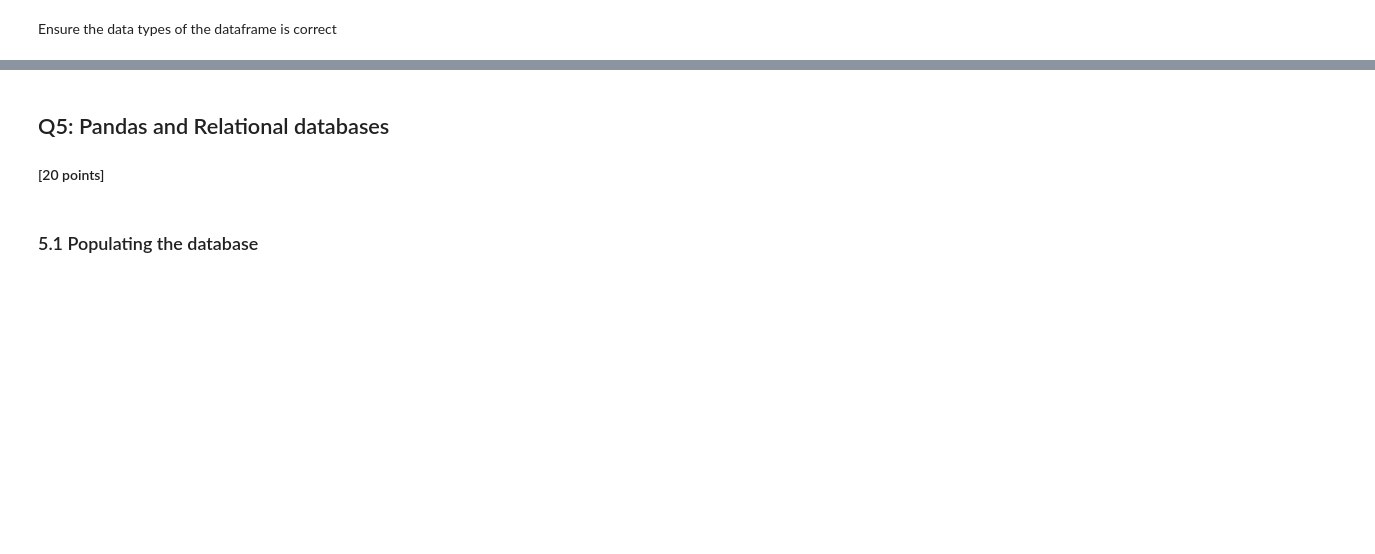
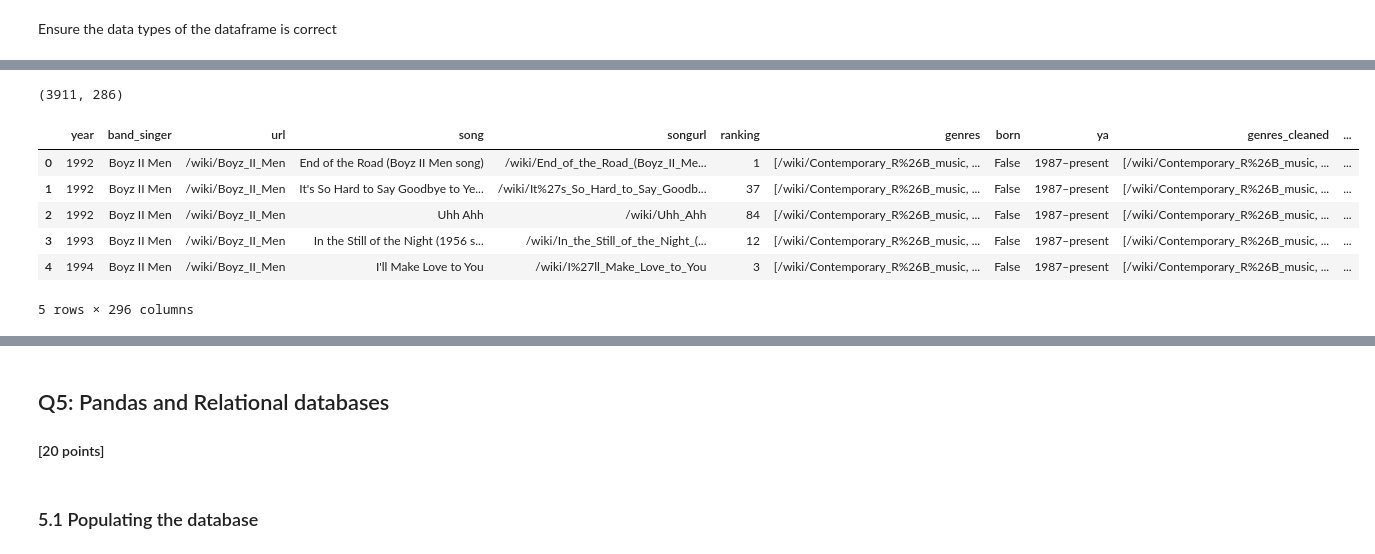
Before and after one commit to PrasannaDK/ml1-hw1, a Jupyter notebook: distribute_HW1.ipynb, the cells around one changed output, grey strips where cells are left out. Drawn from its saved outputs; the diff is of its cells as text; code cells hidden in the pictures; blank space fills up the shorter version.

```diff
--- a/distribute_HW1.ipynb
+++ b/distribute_HW1.ipynb
@@ -597,2 +797,5 @@ This will widen the dataframe by the total number of genres that we have. The ex
+# %%
+# cleaning duplicated genres column
+large_df['genres_cleaned'] = large_df['genres'].apply(genre_duplicates)
 # %% [markdown]
 Ensure the data types of the dataframe is correct
@@ -600,0 +817,6 @@ Ensure the data types of the dataframe is correct
+# %%
+#changing year's dtype to integer
+large_df = large_df.astype({'year': 'int32'})
+# %%
+#get dummies from genres_cleaned column
+large_df_dummies = large_df['genres_cleaned'].str.join('|').str.get_dummies()
@@ -601,2 +834,21 @@ Ensure the data types of the dataframe is correct
+# %%
+#printing the shape of the dummies df
+large_df_dummies.shape
+# %% [output]
+(3911, 286)
+# %%
+#concatenate dummies df with large_df
+large_dataframe = pd.concat([large_df, large_df_dummies], axis=1)
+# %%
+#taking a look at large_dataframe
+large_dataframe.head()
+# %% [output]
+|  | year | band_singer | url | song | songurl | ranking | genres | born | ya | genres_cleaned | ... |
+| 0 | 1992 | Boyz II Men | /wiki/Boyz_II_Men | End of the Road (Boyz II Men song) | /wiki/End_of_the_Road_(Boyz_II_Me... | 1 | [/wiki/Contemporary_R%26B_music, ... | False | 1987–present | [/wiki/Contemporary_R%26B_music, ... | ... |
+| 1 | 1992 | Boyz II Men | /wiki/Boyz_II_Men | It's So Hard to Say Goodbye to Ye... | /wiki/It%27s_So_Hard_to_Say_Goodb... | 37 | [/wiki/Contemporary_R%26B_music, ... | False | 1987–present | [/wiki/Contemporary_R%26B_music, ... | ... |
+| 2 | 1992 | Boyz II Men | /wiki/Boyz_II_Men | Uhh Ahh | /wiki/Uhh_Ahh | 84 | [/wiki/Contemporary_R%26B_music, ... | False | 1987–present | [/wiki/Contemporary_R%26B_music, ... | ... |
+| 3 | 1993 | Boyz II Men | /wiki/Boyz_II_Men | In the Still of the Night (1956 s... | /wiki/In_the_Still_of_the_Night_(... | 12 | [/wiki/Contemporary_R%26B_music, ... | False | 1987–present | [/wiki/Contemporary_R%26B_music, ... | ... |
+| 4 | 1994 | Boyz II Men | /wiki/Boyz_II_Men | I'll Make Love to You | /wiki/I%27ll_Make_Love_to_You | 3 | [/wiki/Contemporary_R%26B_music, ... | False | 1987–present | [/wiki/Contemporary_R%26B_music, ... | ... |
+5 rows × 296 columns
 # %%
 #Store the dataframe to use in HW-2
```
Also changed, not shown: parts of 85 cells of this notebook.
